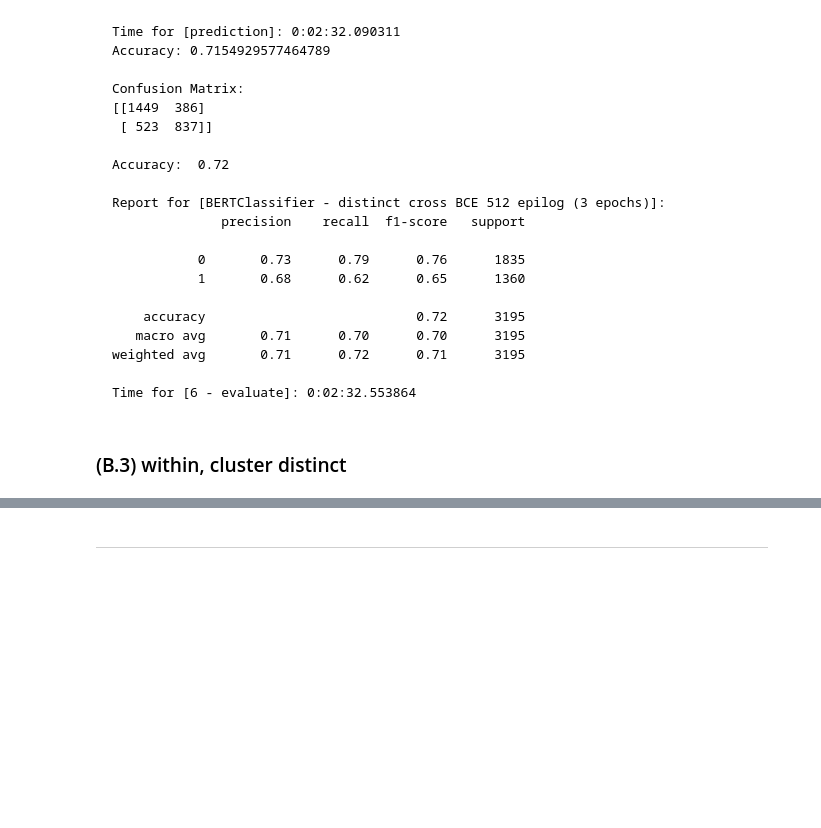
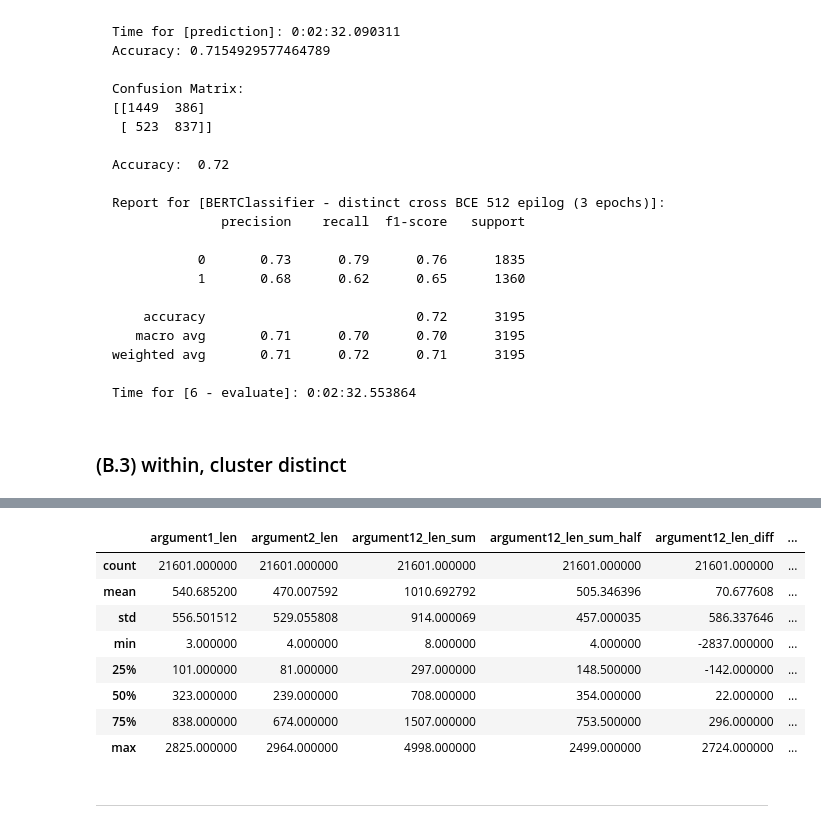
Before and after one commit to webis-de/SAMESIDE-19, a Jupyter notebook: same-side-classification-bert-BCE-epilog-compare.ipynb, the cells around one changed output, grey strips where cells are left out. Saved outputs shown, nothing was run; the diff lists cells and outputs as text; code cells hidden in the pictures; blank space fills up the shorter version.

```diff
--- a/same-side-classification-bert-BCE-epilog-compare.ipynb
+++ b/same-side-classification-bert-BCE-epilog-compare.ipynb
@@ -2123,3 +2323,15 @@ compute_metrics([[8815, 3593], [3972, 5221]])
+# %%
+within_dev_df.describe()
+# %% [output]
+|  | argument1_len | argument2_len | argument12_len_sum | argument12_len_sum_half | argument12_len_diff | ... |
+| count | 21601.000000 | 21601.000000 | 21601.000000 | 21601.000000 | 21601.000000 | ... |
+| mean | 540.685200 | 470.007592 | 1010.692792 | 505.346396 | 70.677608 | ... |
+| std | 556.501512 | 529.055808 | 914.000069 | 457.000035 | 586.337646 | ... |
+| min | 3.000000 | 4.000000 | 8.000000 | 4.000000 | -2837.000000 | ... |
+| 25% | 101.000000 | 81.000000 | 297.000000 | 148.500000 | -142.000000 | ... |
+| 50% | 323.000000 | 239.000000 | 708.000000 | 354.000000 | 22.000000 | ... |
+| 75% | 838.000000 | 674.000000 | 1507.000000 | 753.500000 | 296.000000 | ... |
+| max | 2825.000000 | 2964.000000 | 4998.000000 | 2499.000000 | 2724.000000 | ... |
 # %% [markdown]
 ---
 # %% [markdown]
```
Also changed, not shown: parts of 19 cells of this notebook.
